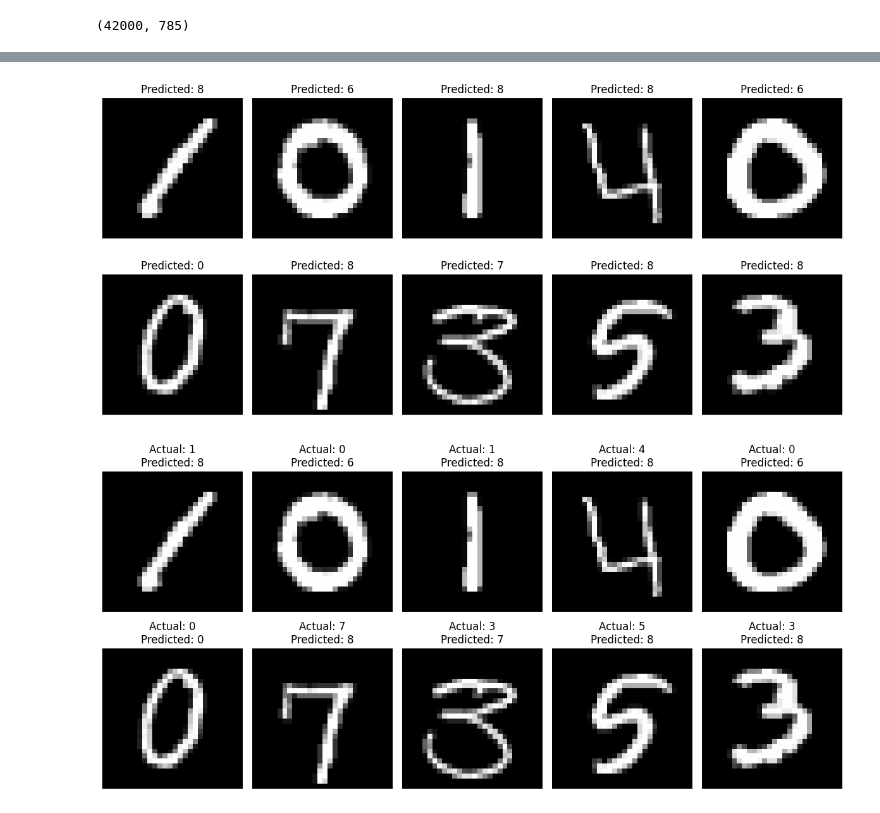
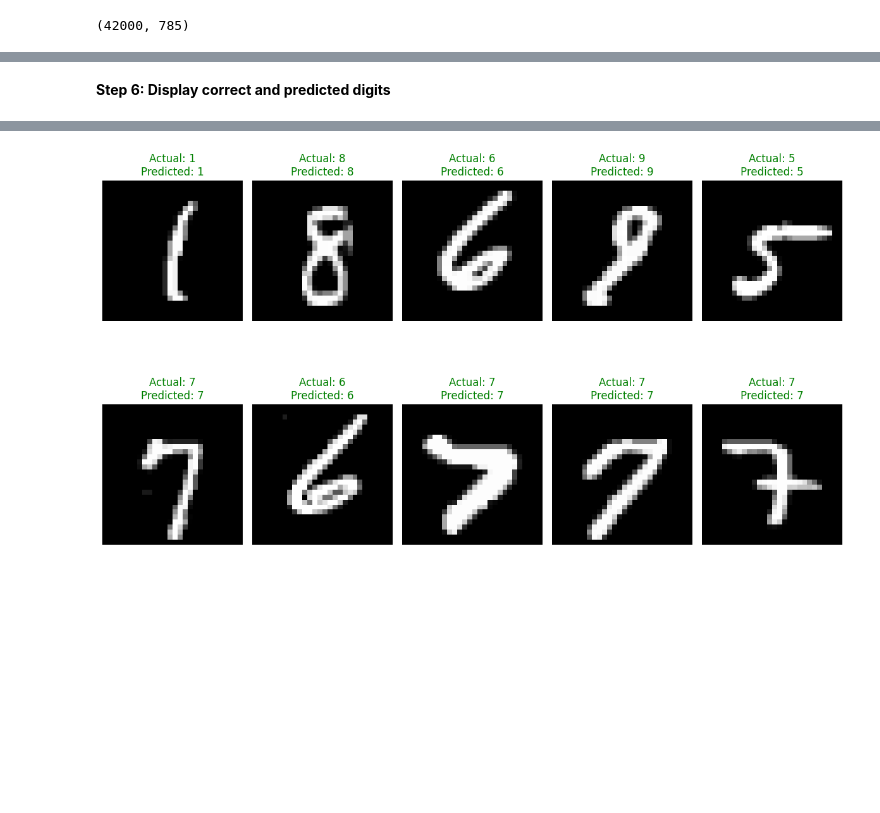
Before and after one commit to odeepak/Handwritten-Digit-Recognition-using-Neural-Network, a Jupyter notebook: Handwritten_Digit_Recognition_using_Neural_Network.ipynb, the cells around one changed output, grey strips where cells are left out. Drawn from its saved outputs; the diff is of its cells as text; code cells hidden in the pictures; blank space fills up the shorter version.

```diff
--- a/Handwritten_Digit_Recognition_using_Neural_Network.ipynb
+++ b/Handwritten_Digit_Recognition_using_Neural_Network.ipynb
@@ -508,0 +486,20 @@ print(predicted_labels[:10])
+# %%
+from tensorflow.keras.models import Sequential
+from tensorflow.keras.layers import Input, Flatten, Dense, Dropout
+
+model = Sequential([
+    Input(shape=(28, 28, 1)),
+    Flatten(),
+    Dense(256, activation='relu'),
+    Dropout(0.2),
+    Dense(128, activation='relu'),
+    Dense(10, activation='softmax')
+])
+
+model.compile(
+    optimizer='adam',
+    loss='sparse_categorical_crossentropy',
+    metrics=['accuracy']
+)
+
+model.summary()
@@ -508,0 +526,8 @@ print(predicted_labels[:10])
+# %%
+history = model.fit(
+    X_train,
+    y_train,
+    epochs=20,
+    batch_size=128,
+    validation_split=0.2
+)
@@ -509,12 +561,24 @@ print(predicted_labels[:10])
+# %% [markdown]
+**Step 6: Display correct and predicted digits**
 # %%
-plt.figure(figsize=(12, 6))
+import matplotlib.pyplot as plt
+
+predictions = model.predict(X_test)
+predicted_labels = np.argmax(predictions, axis=1)
+
+plt.figure(figsize=(12, 8))
 
 for i in range(10):
     plt.subplot(2, 5, i+1)
 
     plt.imshow(X_test[i].reshape(28, 28), cmap='gray')
 
-    plt.title(f"Predicted: {predicted_labels[i]}")
+    color = 'green' if predicted_labels[i] == y_test[i] else 'red'
+
+    plt.title(
+        f"Actual: {y_test[i]}\nPredicted: {predicted_labels[i]}",
+        color=color
+    )
 
     plt.axis('off')
 
@@ -524,21 +589 @@ plt.show()
-[figure, old version]
+[figure, new version]
-# %%
-actual_labels = test_data.iloc[:, 0].values
-
-plt.figure(figsize=(12, 6))
-
-for i in range(10):
-    plt.subplot(2, 5, i+1)
-
-    plt.imshow(X_test[i].reshape(28, 28), cmap='gray')
-
-    plt.title(
-        f"Actual: {actual_labels[i]}\nPredicted: {predicted_labels[i]}"
-    )
-
-    plt.axis('off')
-
-plt.tight_layout()
-plt.show()
-# %% [output]
-[figure, removed]
```
Also changed, not shown: parts of 16 cells of this notebook.
